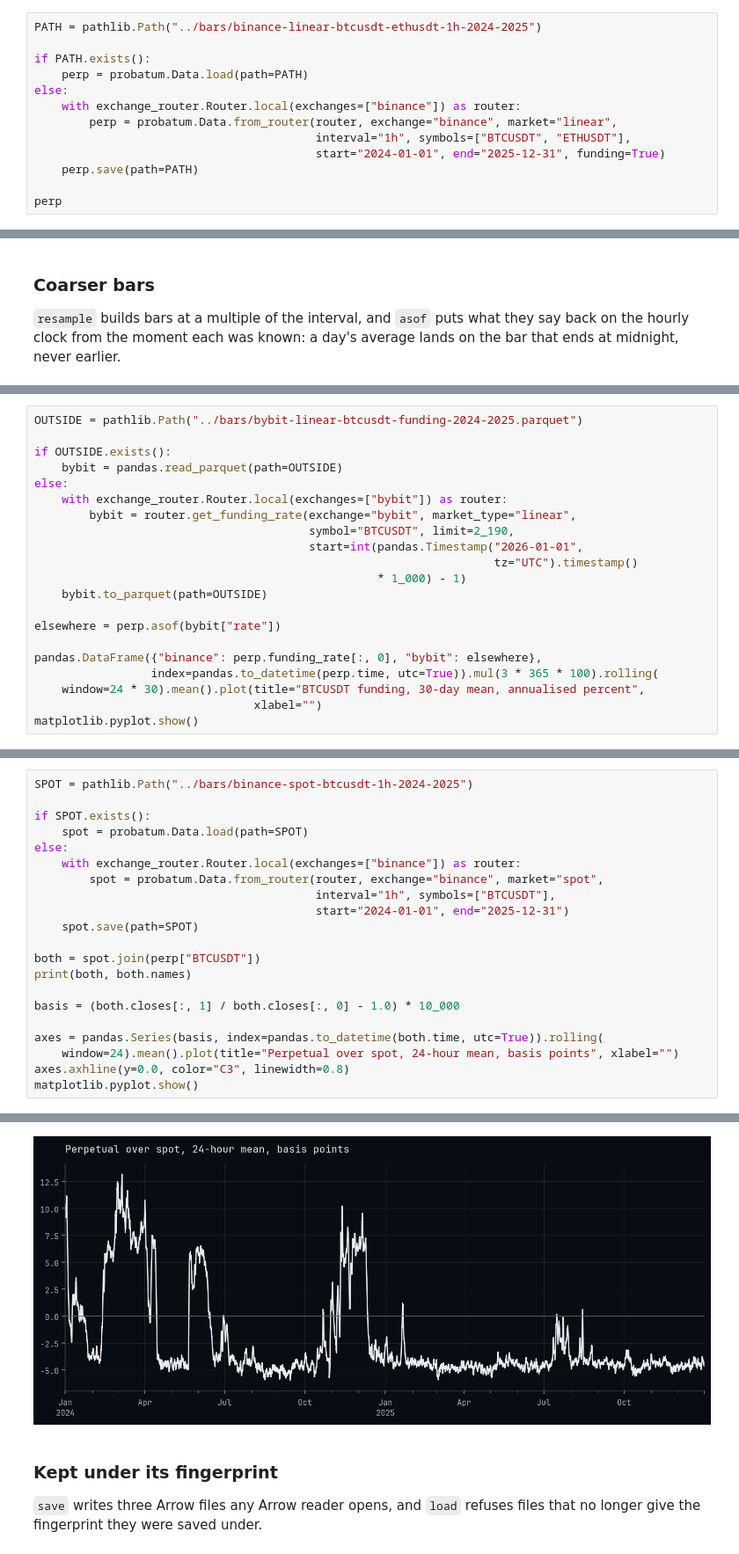
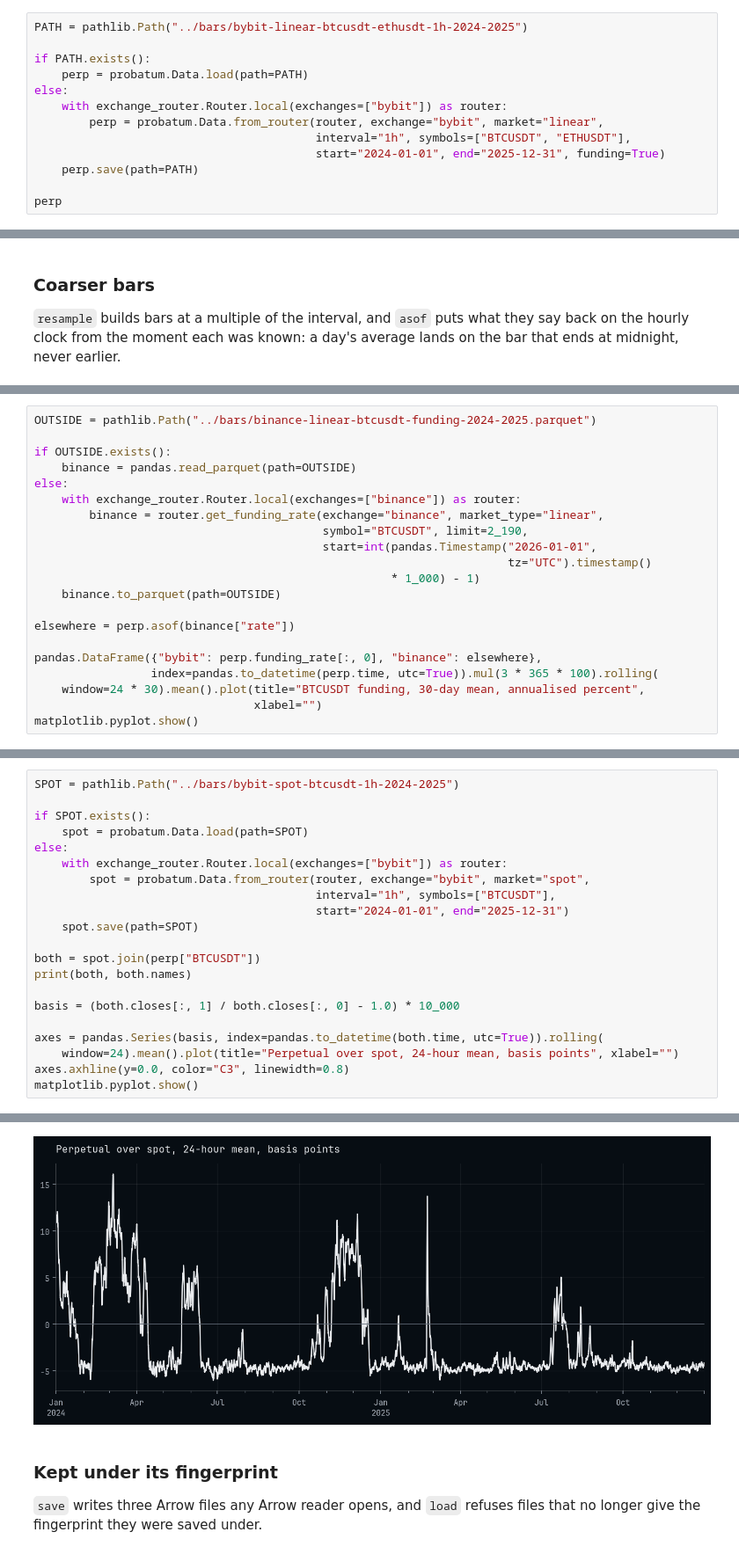
Before and after one commit to atOCEANO/examples, a Jupyter notebook: 01-data/05-bars-for-probatum.ipynb, the cells around one changed output, grey strips where cells are left out. Shown at 88% size. Drawn from its saved outputs; the diff is of its cells as text.

```diff
--- a/01-data/05-bars-for-probatum.ipynb
+++ b/01-data/05-bars-for-probatum.ipynb
@@ -25,13 +25,13 @@ probatum 2.0.0, exchange-router 3.0.1
 `funding=True` fetches each perpetual's funding events beside its bars. The first run saves
 the Data into `bars/`, and later runs load it from there.
 # %%
-PATH = pathlib.Path("../bars/binance-linear-btcusdt-ethusdt-1h-2024-2025")
+PATH = pathlib.Path("../bars/bybit-linear-btcusdt-ethusdt-1h-2024-2025")
 
 if PATH.exists():
     perp = probatum.Data.load(path=PATH)
 else:
-    with exchange_router.Router.local(exchanges=["binance"]) as router:
-        perp = probatum.Data.from_router(router, exchange="binance", market="linear",
+    with exchange_router.Router.local(exchanges=["bybit"]) as router:
+        perp = probatum.Data.from_router(router, exchange="bybit", market="linear",
                                          interval="1h", symbols=["BTCUSDT", "ETHUSDT"],
                                          start="2024-01-01", end="2025-12-31", funding=True)
     perp.save(path=PATH)
@@ -163,21 +163,21 @@ Bybit's funding of the same contract, fetched as a router frame, lands on Binanc
 its own times. Saved beside the bars on the first run, as they are.
 # %%
-OUTSIDE = pathlib.Path("../bars/bybit-linear-btcusdt-funding-2024-2025.parquet")
+OUTSIDE = pathlib.Path("../bars/binance-linear-btcusdt-funding-2024-2025.parquet")
 
 if OUTSIDE.exists():
-    bybit = pandas.read_parquet(path=OUTSIDE)
+    binance = pandas.read_parquet(path=OUTSIDE)
 else:
-    with exchange_router.Router.local(exchanges=["bybit"]) as router:
-        bybit = router.get_funding_rate(exchange="bybit", market_type="linear",
-                                        symbol="BTCUSDT", limit=2_190,
-                                        start=int(pandas.Timestamp("2026-01-01",
-                                                                   tz="UTC").timestamp()
-                                                  * 1_000) - 1)
-    bybit.to_parquet(path=OUTSIDE)
+    with exchange_router.Router.local(exchanges=["binance"]) as router:
+        binance = router.get_funding_rate(exchange="binance", market_type="linear",
+                                          symbol="BTCUSDT", limit=2_190,
+                                          start=int(pandas.Timestamp("2026-01-01",
+                                                                     tz="UTC").timestamp()
+                                                    * 1_000) - 1)
+    binance.to_parquet(path=OUTSIDE)
 
-elsewhere = perp.asof(bybit["rate"])
+elsewhere = perp.asof(binance["rate"])
 
-pandas.DataFrame({"binance": perp.funding_rate[:, 0], "bybit": elsewhere},
+pandas.DataFrame({"bybit": perp.funding_rate[:, 0], "binance": elsewhere},
                  index=pandas.to_datetime(perp.time, utc=True)).mul(3 * 365 * 100).rolling(
     window=24 * 30).mean().plot(title="BTCUSDT funding, 30-day mean, annualised percent",
                                 xlabel="")
@@ -191,29 +191,29 @@ matplotlib.pyplot.show()
 named by its market where both hold the symbol. Their closes give the basis, the perpetual's
 premium over spot.
 # %%
-SPOT = pathlib.Path("../bars/binance-spot-btcusdt-1h-2024-2025")
+SPOT = pathlib.Path("../bars/bybit-spot-btcusdt-1h-2024-2025")
 
 if SPOT.exists():
     spot = probatum.Data.load(path=SPOT)
 else:
-    with exchange_router.Router.local(exchanges=["binance"]) as router:
-        spot = probatum.Data.from_router(router, exchange="binance", market="spot",
+    with exchange_router.Router.local(exchanges=["bybit"]) as router:
+        spot = probatum.Data.from_router(router, exchange="bybit", market="spot",
                                          interval="1h", symbols=["BTCUSDT"],
                                          start="2024-01-01", end="2025-12-31")
     spot.save(path=SPOT)
 
 both = spot.join(perp["BTCUSDT"])
 print(both, both.names)
 
 basis = (both.closes[:, 1] / both.closes[:, 0] - 1.0) * 10_000
 
 axes = pandas.Series(basis, index=pandas.to_datetime(both.time, utc=True)).rolling(
     window=24).mean().plot(title="Perpetual over spot, 24-hour mean, basis points", xlabel="")
 axes.axhline(y=0.0, color="C3", linewidth=0.8)
 matplotlib.pyplot.show()
 # %% [output]
 Data(2 instruments, 1h, 17544 bars from 2024-01-01 00:00 to 2025-12-31 23:00) ('spot:BTCUSDT', 'linear:BTCUSDT')
-[figure, old version]
+[figure, new version]
 # %% [markdown]
 ### Kept under its fingerprint
 
```
Also changed, not shown: parts of 12 cells of this notebook, 33 other files.
